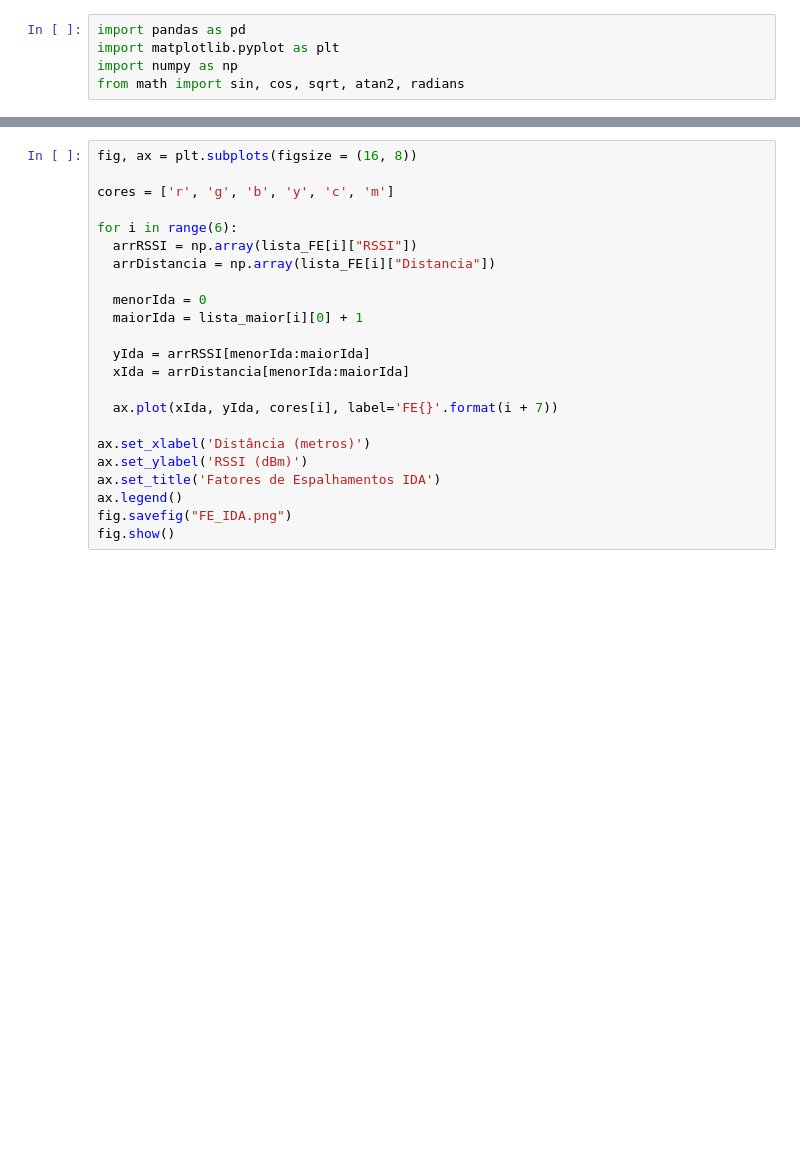
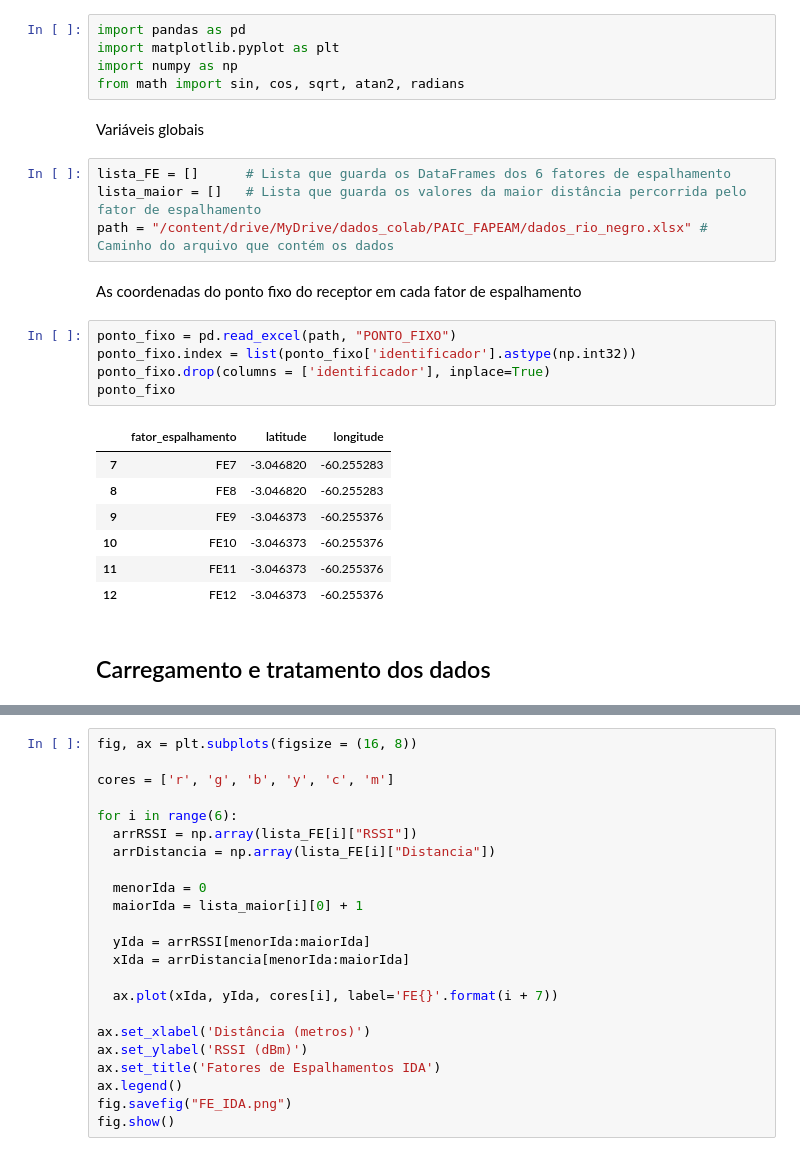
Before and after one commit to danilo-uea/paic-fapeam-notebook, a Jupyter notebook: PAIC_FAPEAM.ipynb, the cells around one changed output, grey strips where cells are left out. Cells and saved outputs as stored; diff of their text form; blank space fills up the shorter version.

```diff
--- a/PAIC_FAPEAM.ipynb
+++ b/PAIC_FAPEAM.ipynb
@@ -5,3 +5,26 @@ import pandas as pd
 import matplotlib.pyplot as plt
 import numpy as np
 from math import sin, cos, sqrt, atan2, radians
+# %% [markdown]
+Variáveis globais
+# %%
+lista_FE = []      # Lista que guarda os DataFrames dos 6 fatores de espalhamento
+lista_maior = []   # Lista que guarda os valores da maior distância percorrida pelo fator de espalhamento
+path = "/content/drive/MyDrive/dados_colab/PAIC_FAPEAM/dados_rio_negro.xlsx" # Caminho do arquivo que contém os dados
+# %% [markdown]
+As coordenadas do ponto fixo do receptor em cada fator de espalhamento
+# %%
+ponto_fixo = pd.read_excel(path, "PONTO_FIXO")
+ponto_fixo.index = list(ponto_fixo['identificador'].astype(np.int32))
+ponto_fixo.drop(columns = ['identificador'], inplace=True)
+ponto_fixo
+# %% [output]
+|  | fator_espalhamento | latitude | longitude |
+| 7 | FE7 | -3.046820 | -60.255283 |
+| 8 | FE8 | -3.046820 | -60.255283 |
+| 9 | FE9 | -3.046373 | -60.255376 |
+| 10 | FE10 | -3.046373 | -60.255376 |
+| 11 | FE11 | -3.046373 | -60.255376 |
+| 12 | FE12 | -3.046373 | -60.255376 |
+# %% [markdown]
+## Carregamento e tratamento dos dados
```
Also changed, not shown: parts of 29 cells of this notebook.
